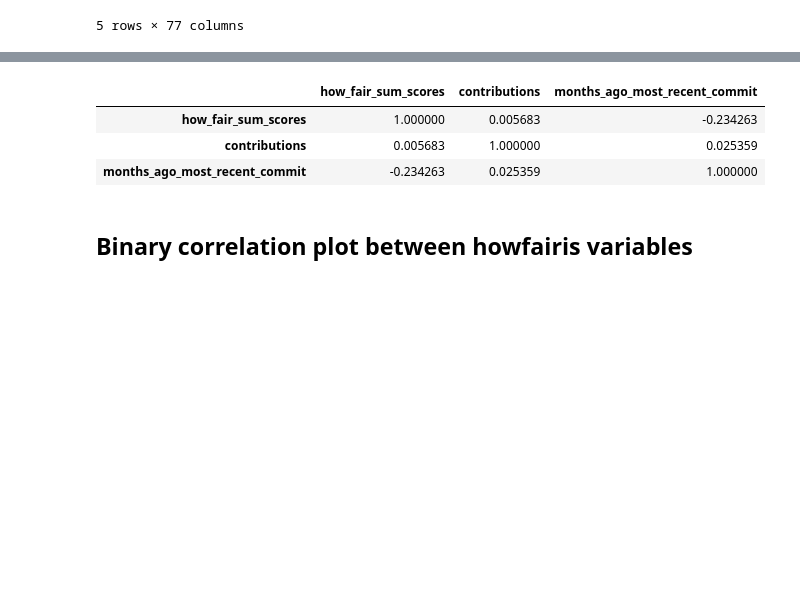
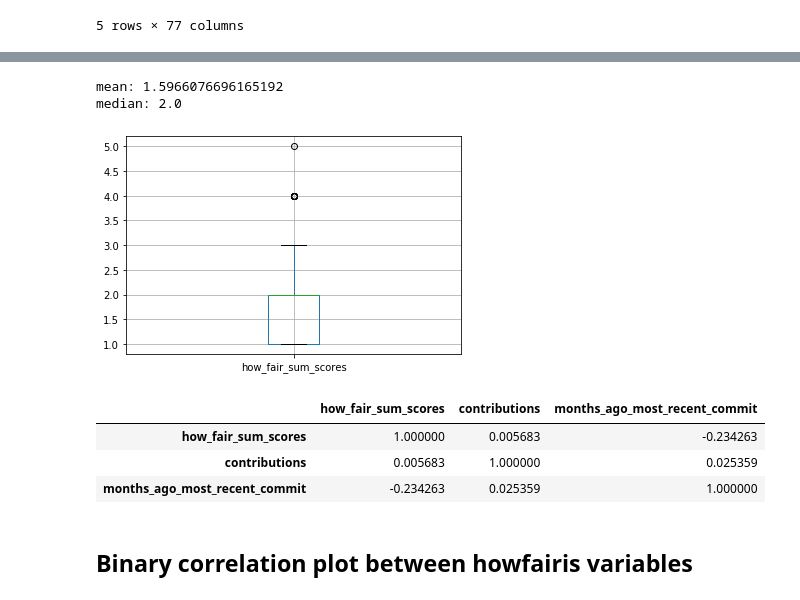
Before and after one commit to UtrechtUniversity/SWORDS-UU, a Jupyter notebook: repository_collection/repo_analysis.ipynb, the cells around one changed output, grey strips where cells are left out. Drawn from its saved outputs; the diff is of its cells as text; code cells hidden in the pictures; blank space fills up the shorter version.

```diff
--- a/repository_collection/repo_analysis.ipynb
+++ b/repository_collection/repo_analysis.ipynb
@@ -232,3 +240,14 @@ how_fair_is['how_fair_sum_scores'] = how_fair_sum_scores
+# %%
+how_fair_is['how_fair_sum_scores'] = how_fair_sum_scores
+print("mean: " + str(statistics.mean(how_fair_sum_scores)))
+print("median: " + str(statistics.median(how_fair_sum_scores)))
+pd.DataFrame((statistics.mean(how_fair_sum_scores), statistics.median(how_fair_sum_scores)),["mean", "median"])
+how_fair_is.boxplot(column = 'how_fair_sum_scores')
+plt.savefig('howfairissum.png')
+# %% [output]
+mean: 1.5966076696165192
+median: 2.0
+[figure, added]
 # %%
 correlation_df = pd.DataFrame()
 # %%
```
Also changed, not shown: parts of 10 cells of this notebook, 5 other files.
